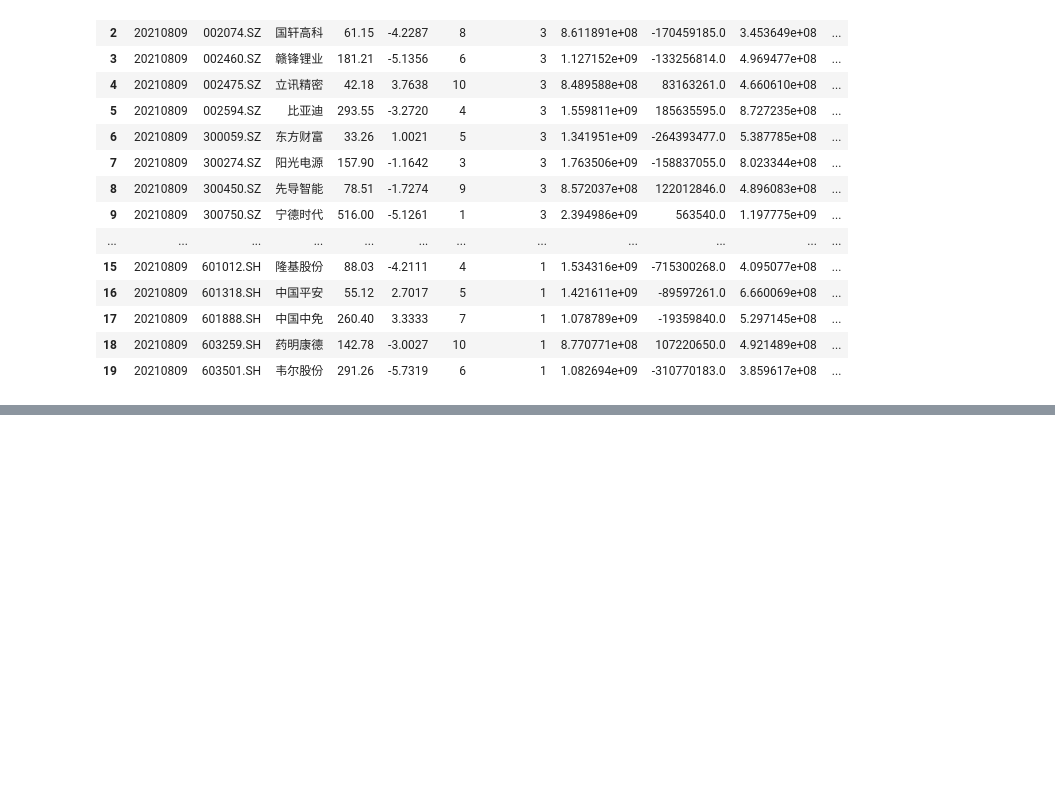
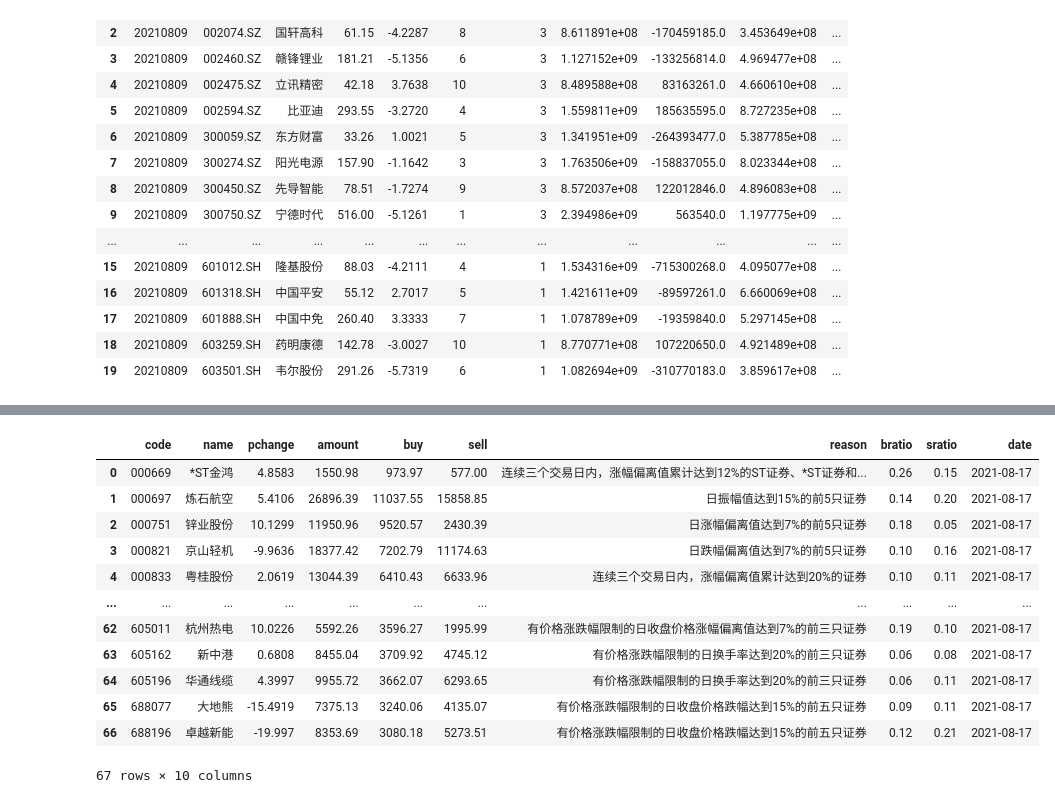
Before and after one commit to linfenglee/quant_trading, a Jupyter notebook: stock_trading/test.ipynb, the cells around one changed output, grey strips where cells are left out. Drawn from its saved outputs; the diff is of its cells as text; code cells hidden in the pictures; blank space fills up the shorter version.

```diff
--- a/stock_trading/test.ipynb
+++ b/stock_trading/test.ipynb
@@ -358,0 +419,16 @@ RequestTimeout: binance GET https://api.binance.com/api/v3/exchangeInfo
+# %%
+ts.top_list()
+# %% [output]
+|  | code | name | pchange | amount | buy | sell | reason | bratio | sratio | date |
+| 0 | 000669 | *ST金鸿 | 4.8583 | 1550.98 | 973.97 | 577.00 | 连续三个交易日内，涨幅偏离值累计达到12%的ST证券、*ST证券和... | 0.26 | 0.15 | 2021-08-17 |
+| 1 | 000697 | 炼石航空 | 5.4106 | 26896.39 | 11037.55 | 15858.85 | 日振幅值达到15%的前5只证券 | 0.14 | 0.20 | 2021-08-17 |
+| 2 | 000751 | 锌业股份 | 10.1299 | 11950.96 | 9520.57 | 2430.39 | 日涨幅偏离值达到7%的前5只证券 | 0.18 | 0.05 | 2021-08-17 |
+| 3 | 000821 | 京山轻机 | -9.9636 | 18377.42 | 7202.79 | 11174.63 | 日跌幅偏离值达到7%的前5只证券 | 0.10 | 0.16 | 2021-08-17 |
+| 4 | 000833 | 粤桂股份 | 2.0619 | 13044.39 | 6410.43 | 6633.96 | 连续三个交易日内，涨幅偏离值累计达到20%的证券 | 0.10 | 0.11 | 2021-08-17 |
+| ... | ... | ... | ... | ... | ... | ... | ... | ... | ... | ... |
+| 62 | 605011 | 杭州热电 | 10.0226 | 5592.26 | 3596.27 | 1995.99 | 有价格涨跌幅限制的日收盘价格涨幅偏离值达到7%的前三只证券 | 0.19 | 0.10 | 2021-08-17 |
+| 63 | 605162 | 新中港 | 0.6808 | 8455.04 | 3709.92 | 4745.12 | 有价格涨跌幅限制的日换手率达到20%的前三只证券 | 0.06 | 0.08 | 2021-08-17 |
+| 64 | 605196 | 华通线缆 | 4.3997 | 9955.72 | 3662.07 | 6293.65 | 有价格涨跌幅限制的日换手率达到20%的前三只证券 | 0.06 | 0.11 | 2021-08-17 |
+| 65 | 688077 | 大地熊 | -15.4919 | 7375.13 | 3240.06 | 4135.07 | 有价格涨跌幅限制的日收盘价格跌幅达到15%的前五只证券 | 0.09 | 0.11 | 2021-08-17 |
+| 66 | 688196 | 卓越新能 | -19.997 | 8353.69 | 3080.18 | 5273.51 | 有价格涨跌幅限制的日收盘价格跌幅达到15%的前五只证券 | 0.12 | 0.21 | 2021-08-17 |
+67 rows × 10 columns
```
Also changed, not shown: parts of 11 cells of this notebook, 1 other file.
